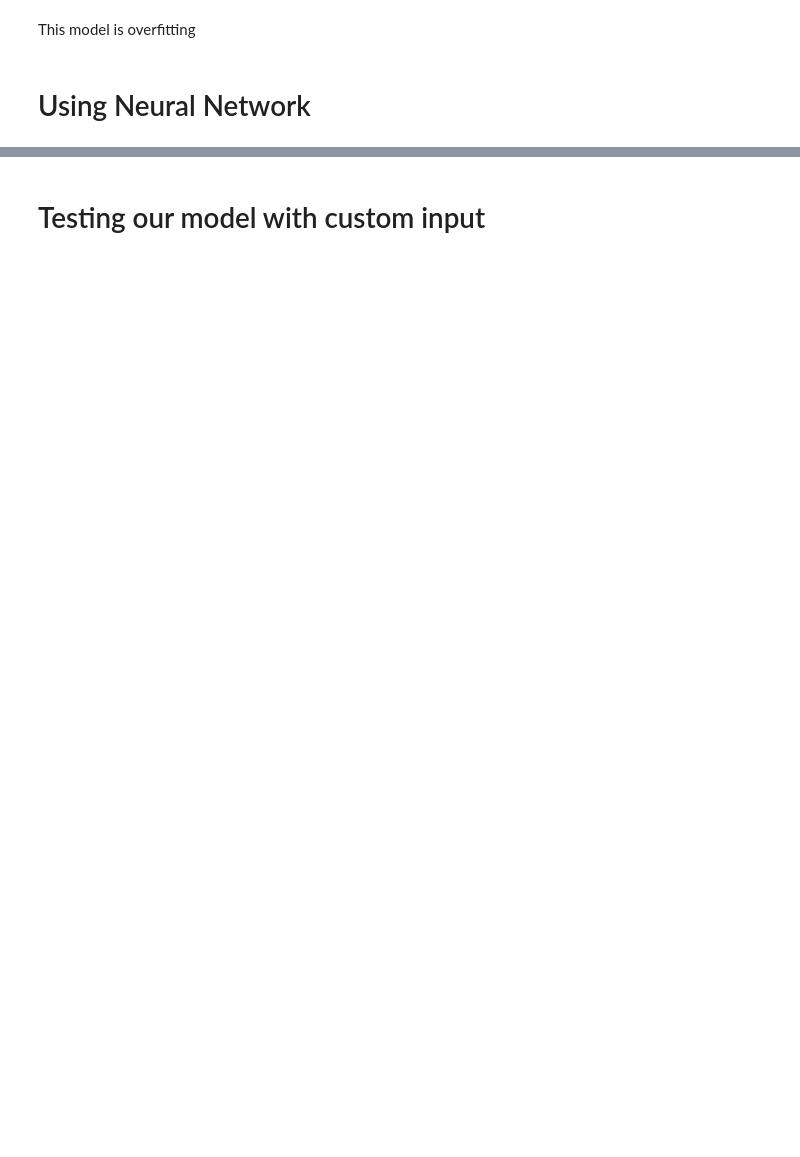
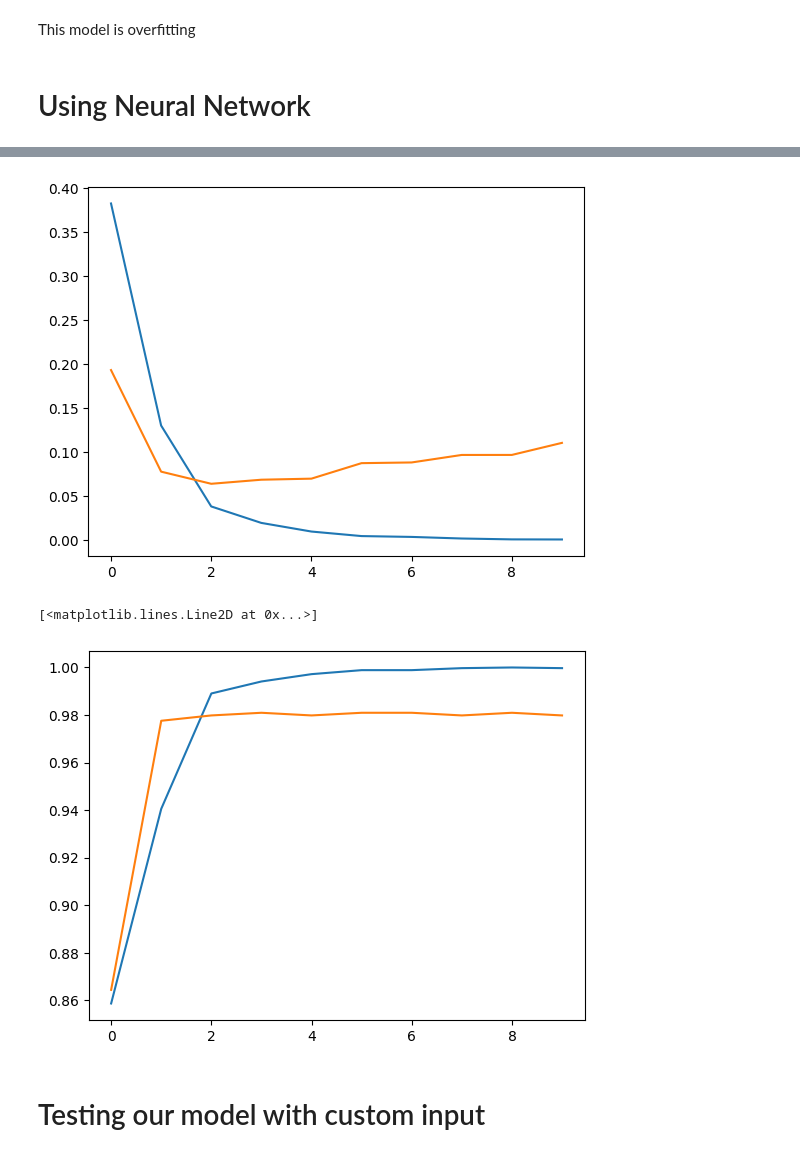
Before and after one commit to devpatel0005/SMS-Spam-Detection, a Jupyter notebook: sms_spam_detection.ipynb, the cells around one changed output, grey strips where cells are left out. Drawn from its saved outputs; the diff is of its cells as text; code cells hidden in the pictures; blank space fills up the shorter version.

Commit message:
Implemented a simple NN archtitecture, the model is overfitting, next steps will be to handle class imbalance and used complex NN such as LSTM . and try to see results.

```diff
--- a/sms_spam_detection.ipynb
+++ b/sms_spam_detection.ipynb
@@ -178,0 +164,3 @@ model.summary()
+# %%
+input_dim = X.shape[1]
+print(f"Input dimension for the neural network (number of features): {input_dim}")
@@ -178,0 +169,16 @@ model.summary()
+# %%
+import tensorflow as tf
+from tensorflow.keras.models import Sequential
+from tensorflow.keras.layers import Dense, Embedding, GlobalAveragePooling1D, Dropout
+from keras.optimizers import Adam
+from tensorflow.keras.preprocessing.text import Tokenizer
+from tensorflow.keras.preprocessing.sequence import pad_sequences
+
+model = Sequential()
+model.add(Dense(units=128, activation='relu', input_shape=(input_dim,)))
+model.add(Dropout(0.5))
+model.add(Dense(units=64, activation='relu'))
+model.add(Dropout(0.5))
+model.add(Dense(units=1, activation='sigmoid'))
+
+model.summary()
@@ -179,6 +203,2 @@ model.summary()
 # %%
-model.compile(
-    loss='binary_crossentropy',
-    optimizer=Adam(0.001),
-    metrics=['accuracy']
-)
+model.compile(optimizer='adam', loss='binary_crossentropy', metrics=['accuracy'])
@@ -185,8 +207,3 @@ model.compile(
 # %%
-history = model.fit(
-    X_train,
-    y_train,
-    epochs=10,
-    validation_data=(X_test, y_test),
-    verbose=1
-)
+history = model.fit(X_train, y_train, epochs=10, batch_size=32, validation_split=0.2)
+print("Model training complete.")
@@ -196,2 +253,16 @@ print("Test Accuracy:", accuracy)
+# %%
+import matplotlib.pyplot as plt
+
+plt.plot(history.history['loss'], label='Train Loss')
+plt.plot(history.history['val_loss'], label='Validation Loss')
+
+plt.show()
+
+plt.plot(history.history['accuracy'], label='Train Accuracy')
+plt.plot(history.history['val_accuracy'], label='Validation Accuracy')
+# %% [output]
+[figure, added]
+[<matplotlib.lines.Line2D at 0x...>]
+[figure, added]
 # %% [markdown]
 # Testing our model with custom input
```
Also changed, not shown: parts of 17 cells of this notebook.
